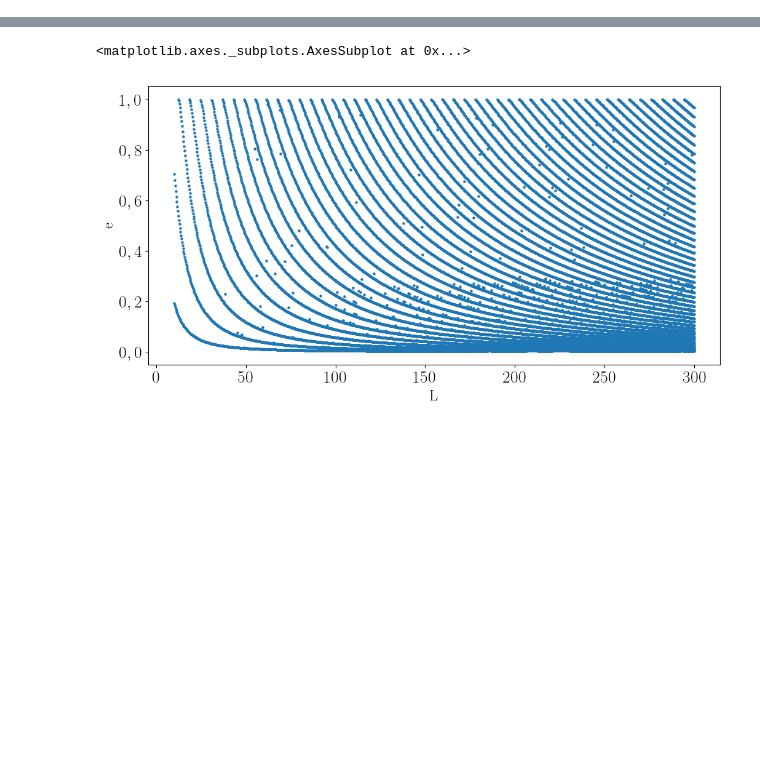
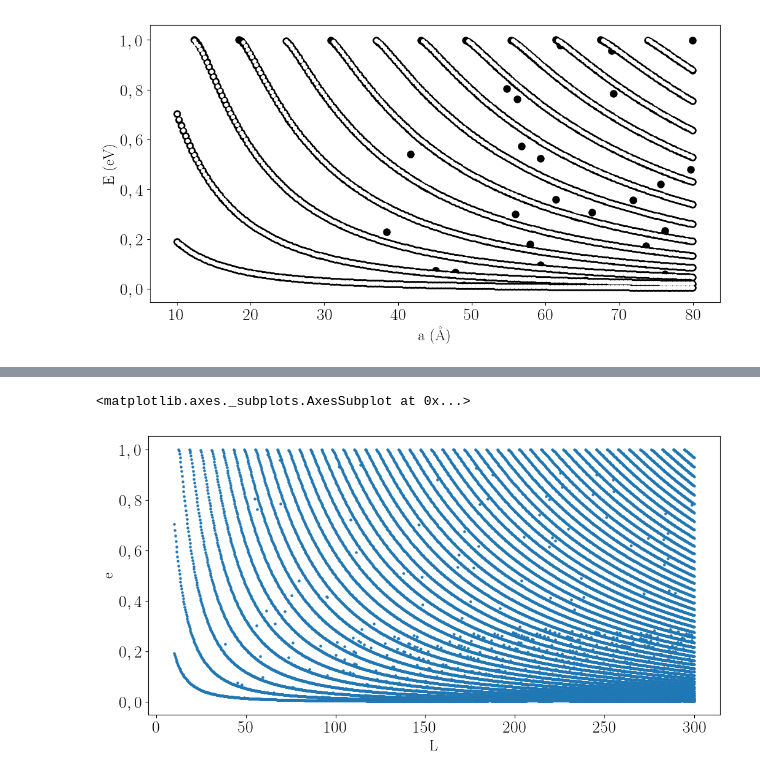
Before and after one commit to thiagolcmelo/quantum-modules, a Jupyter notebook: Untitled.ipynb, the cells around one changed output, grey strips where cells are left out. Cells and saved outputs as stored; diff of their text form; code cells hidden in the pictures; blank space fills up the shorter version.

```diff
--- a/Untitled.ipynb
+++ b/Untitled.ipynb
@@ -34,0 +43,17 @@ Text(0,0.5,'E (eV)')
+# %%
+numcut = pd.read_csv('results/numeric_quantum_well_eigenvalues_by_well_length.csv', index_col=0)
+numcut = numcut[(numcut['L'] <= 80) & (numcut['e'] <= 1.0)]
+anacut = pd.read_csv('results/quantum_well_eigenvalues_by_well_length.csv', index_col=0)
+anacut = anacut[(anacut['L'] <= 80) & (anacut['e'] <= 1.0)]
+# %%
+numcut['type'] = ['num']*numcut.shape[0]
+anacut['type'] = ['ana']*anacut.shape[0]
+# %%
+fig, ax = plt.subplots(1,1)
+ax.scatter(anacut['L'], anacut['e'], marker='o',c='k')
+ax.scatter(numcut['L'], numcut['e'], marker='.',c='w')
+ax.set_xlabel('a (\AA)')
+ax.set_ylabel('E (eV)')
+plt.savefig('poco_quantico_numerico_e_analitico.png', bbox_inches='tight')
+# %% [output]
+[figure, added]
```
Also changed, not shown: parts of 4 cells of this notebook, 9 other files.
